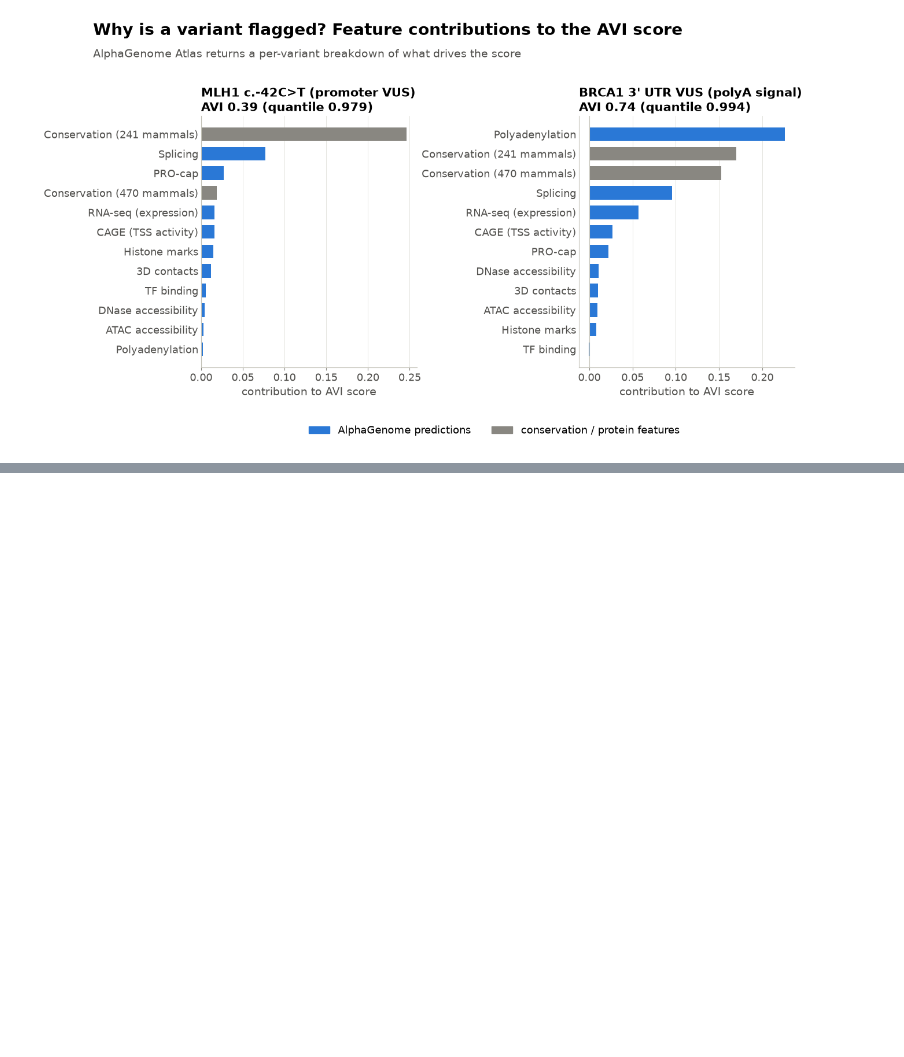
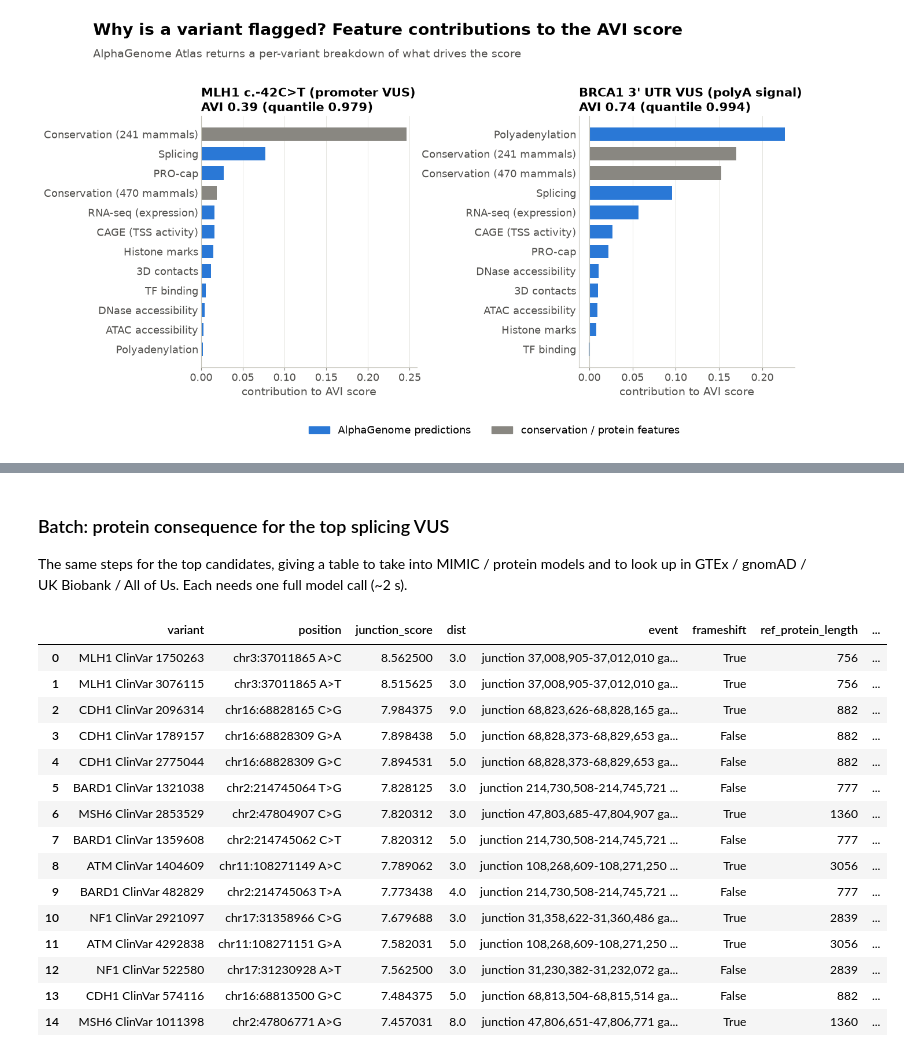
Before and after one commit to eirikhoye/action_var, a Jupyter notebook: workflow/notebooks/alphagenome_seminar_figures.ipynb, the cells around one changed output, grey strips where cells are left out. Drawn from its saved outputs; the diff is of its cells as text; code cells hidden in the pictures; blank space fills up the shorter version.

```diff
--- a/workflow/notebooks/alphagenome_seminar_figures.ipynb
+++ b/workflow/notebooks/alphagenome_seminar_figures.ipynb
@@ -1228,0 +1782,41 @@ sorted(p.name for p in FIGDIR.glob('*.png'))
+# %% [markdown]
+### Batch: protein consequence for the top splicing VUS
+
+The same steps for the top candidates, giving a table to take into MIMIC / protein models and to look up
+in GTEx / gnomAD / UK Biobank / All of Us. Each needs one full model call (~2 s).
+# %%
+rows = []
+for c in SPLICE_CANDIDATES.head(15).itertuples():
+    v = genome.Variant(c.chrom, int(c.pos), c.ref, c.alt, name=f'{c.gene} ClinVar {c.clinvar_id}')
+    try:
+        out = predict_splicing(v)
+        summary, p_ref, p_alt = protein_consequence(v, c.gene, junction_table(out, c.gene))
+    except Exception as e:  # e.g. no junction change above threshold
+        summary = dict(variant=v.name, gene=c.gene, event=f'failed: {type(e).__name__}: {e}')
+        p_alt = ''
+    summary.update(position=f'{c.chrom}:{c.pos} {c.ref}>{c.alt}', junction_score=c.junction, dist=c.dist)
+    rows.append(summary)
+    if p_alt:
+        (ISOFORM_DIR / f'{v.name.replace(" ", "_")}.fasta').write_text(
+            f'>{c.gene}_reference\n{p_ref.rstrip("*")}\n>{v.name.replace(" ", "_")} {summary["event"]}\n{p_alt.rstrip("*")}\n')
+SPLICE_ISOFORMS = pd.DataFrame(rows)
+SPLICE_ISOFORMS.to_csv(ISOFORM_DIR / 'top_splicing_vus_protein_consequences.csv', index=False)
+SPLICE_ISOFORMS[['variant', 'position', 'junction_score', 'dist', 'event', 'frameshift',
+                 'ref_protein_length', 'alt_protein_length', 'first_changed_residue', 'NMD_predicted']]
+# %% [output]
+|  | variant | position | junction_score | dist | event | frameshift | ref_protein_length | ... |
+| 0 | MLH1 ClinVar 1750263 | chr3:37011865 A>C | 8.562500 | 3.0 | junction 37,008,905-37,012,010 ga... | True | 756 | ... |
+| 1 | MLH1 ClinVar 3076115 | chr3:37011865 A>T | 8.515625 | 3.0 | junction 37,008,905-37,012,010 ga... | True | 756 | ... |
+| 2 | CDH1 ClinVar 2096314 | chr16:68828165 C>G | 7.984375 | 9.0 | junction 68,823,626-68,828,165 ga... | True | 882 | ... |
+| 3 | CDH1 ClinVar 1789157 | chr16:68828309 G>A | 7.898438 | 5.0 | junction 68,828,373-68,829,653 ga... | False | 882 | ... |
+| 4 | CDH1 ClinVar 2775044 | chr16:68828309 G>C | 7.894531 | 5.0 | junction 68,828,373-68,829,653 ga... | False | 882 | ... |
+| 5 | BARD1 ClinVar 1321038 | chr2:214745064 T>G | 7.828125 | 3.0 | junction 214,730,508-214,745,721 ... | False | 777 | ... |
+| 6 | MSH6 ClinVar 2853529 | chr2:47804907 C>G | 7.820312 | 3.0 | junction 47,803,685-47,804,907 ga... | True | 1360 | ... |
+| 7 | BARD1 ClinVar 1359608 | chr2:214745062 C>T | 7.820312 | 5.0 | junction 214,730,508-214,745,721 ... | False | 777 | ... |
+| 8 | ATM ClinVar 1404609 | chr11:108271149 A>C | 7.789062 | 3.0 | junction 108,268,609-108,271,250 ... | True | 3056 | ... |
+| 9 | BARD1 ClinVar 482829 | chr2:214745063 T>A | 7.773438 | 4.0 | junction 214,730,508-214,745,721 ... | False | 777 | ... |
+| 10 | NF1 ClinVar 2921097 | chr17:31358966 C>G | 7.679688 | 3.0 | junction 31,358,622-31,360,486 ga... | True | 2839 | ... |
+| 11 | ATM ClinVar 4292838 | chr11:108271151 G>A | 7.582031 | 5.0 | junction 108,268,609-108,271,250 ... | True | 3056 | ... |
+| 12 | NF1 ClinVar 522580 | chr17:31230928 A>T | 7.562500 | 3.0 | junction 31,230,382-31,232,072 ga... | False | 2839 | ... |
+| 13 | CDH1 ClinVar 574116 | chr16:68813500 G>C | 7.484375 | 5.0 | junction 68,813,504-68,815,514 ga... | False | 882 | ... |
+| 14 | MSH6 ClinVar 1011398 | chr2:47806771 A>G | 7.457031 | 8.0 | junction 47,806,651-47,806,771 ga... | True | 1360 | ... |
```
Also changed, not shown: parts of 18 cells of this notebook, 8 other files.
